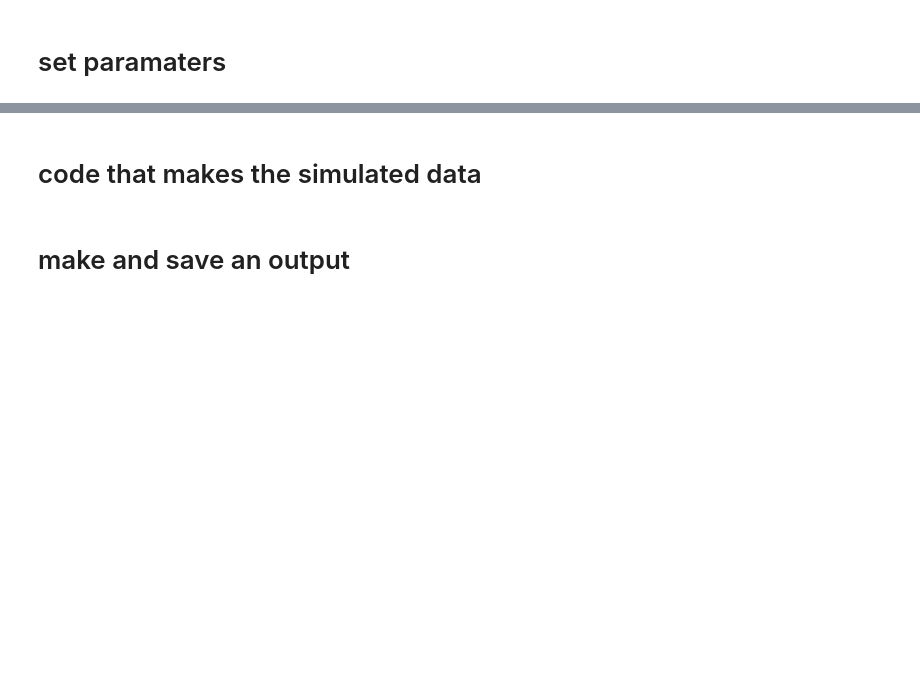
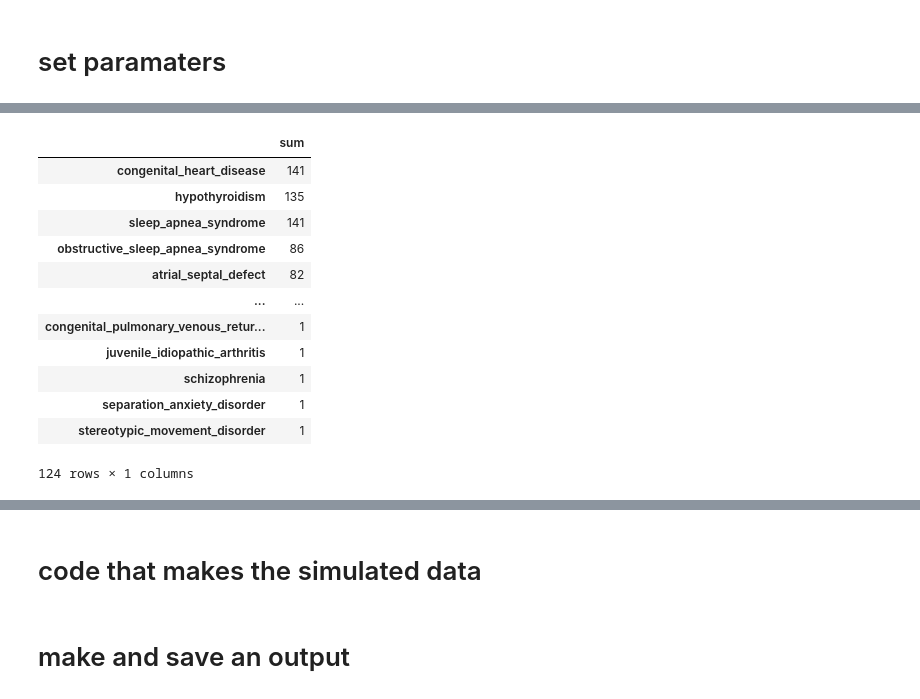
Before and after one commit to reza610/psea, a Jupyter notebook: notebook_examples/simulateddata-bothdirs.ipynb, the cells around one changed output, grey strips where cells are left out. Cells and saved outputs as stored; diff of their text form; code cells hidden in the pictures; blank space fills up the shorter version.

```diff
--- a/notebook_examples/simulateddata-bothdirs.ipynb
+++ b/notebook_examples/simulateddata-bothdirs.ipynb
@@ -81,0 +65,7 @@ KeyboardInterrupt
+# %%
+comorbidnames = [colname for colname in comorbid_df.columns if colname!=samplename]
+
+comorbid_df
+comorbid_df2 = comorbid_df[comorbidnames].T
+comorbid_df2["sum"] = comorbid_df2.sum(axis=1)
+comorbid_df2 = comorbid_df2[["sum"]]
@@ -82,3 +77,21 @@ KeyboardInterrupt
+# %%
+comorbid_df2 = comorbid_df2[comorbid_df2["sum"]!=total_people]
+comorbid_df2 = comorbid_df2[comorbid_df2["sum"]!=0]
+comorbid_df2
+# %% [output]
+|  | sum |
+| congenital_heart_disease | 141 |
+| hypothyroidism | 135 |
+| sleep_apnea_syndrome | 141 |
+| obstructive_sleep_apnea_syndrome | 86 |
+| atrial_septal_defect | 82 |
+| ... | ... |
+| congenital_pulmonary_venous_retur... | 1 |
+| juvenile_idiopathic_arthritis | 1 |
+| schizophrenia | 1 |
+| separation_anxiety_disorder | 1 |
+| stereotypic_movement_disorder | 1 |
+124 rows × 1 columns
 # %%
 
 
```
Also changed, not shown: parts of 16 cells of this notebook.
